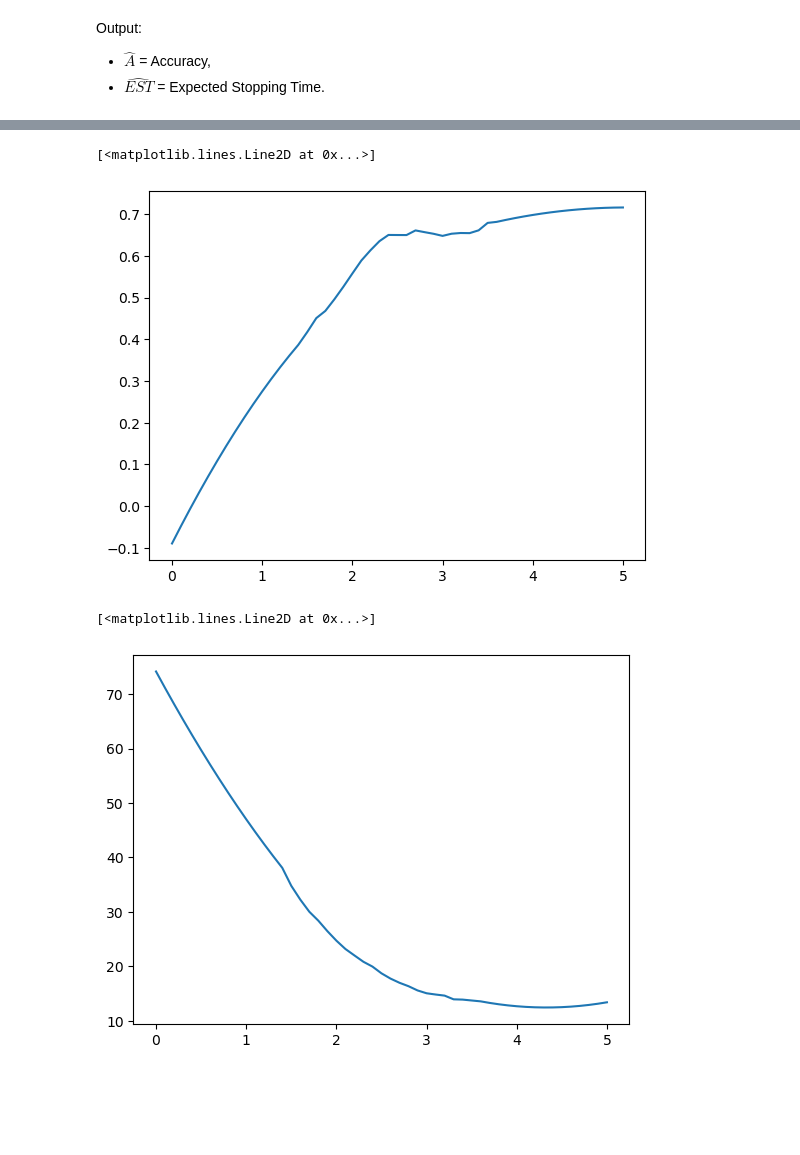
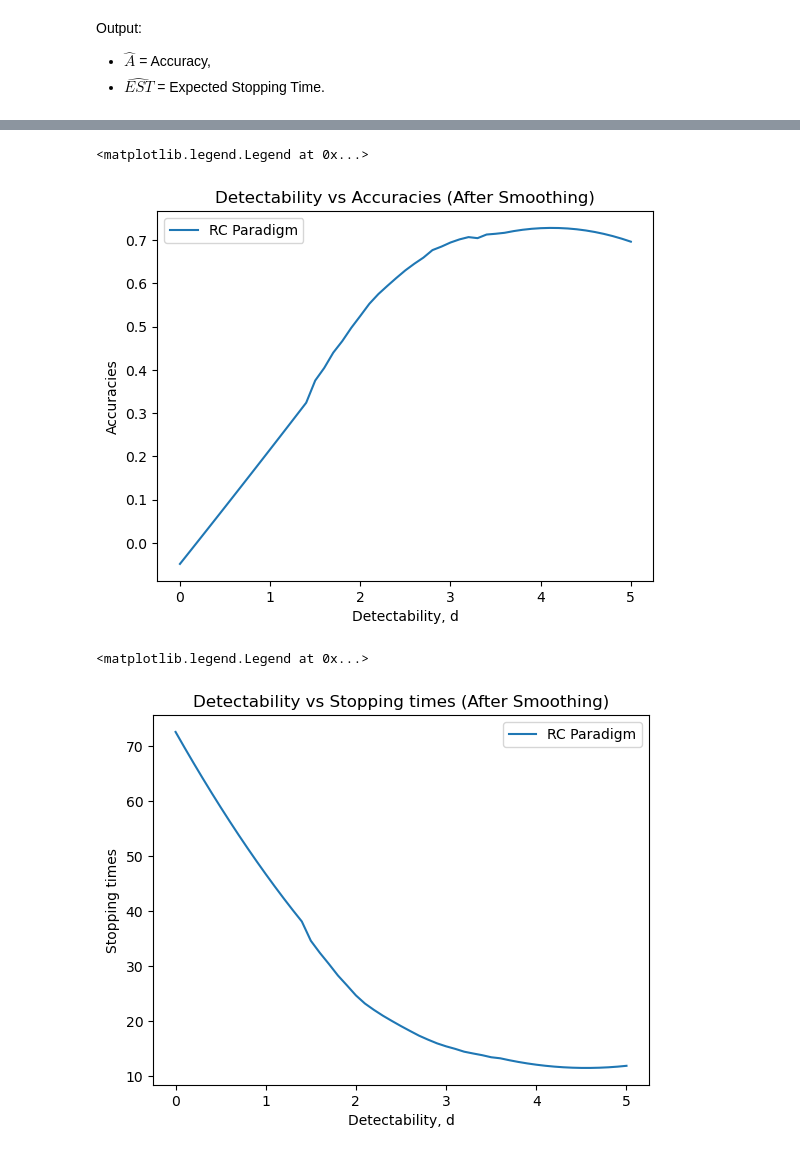
Before and after one commit to zs144/P300-BCI, a Jupyter notebook: Week3/monte-carlo-sim.ipynb, the cells around one changed output, grey strips where cells are left out. Cells and saved outputs as stored; diff of their text form; code cells hidden in the pictures; blank space fills up the shorter version.

```diff
--- a/Week3/monte-carlo-sim.ipynb
+++ b/Week3/monte-carlo-sim.ipynb
@@ -230,14 +240,22 @@ plt.plot(detectabilities, stopping_times)
 # %%
 from scipy.signal import savgol_filter
 smooth_accuracies = savgol_filter(accuracies, 30, 2)
 plt.plot(detectabilities, smooth_accuracies)  # high frequency noise removed
+plt.title('Detectability vs Accuracies (After Smoothing)')
+plt.xlabel('Detectability, d')
+plt.ylabel('Accuracies')
+plt.legend(labels=['RC Paradigm'])
 # %% [output]
-[<matplotlib.lines.Line2D at 0x...>]
+<matplotlib.legend.Legend at 0x...>
-[figure, old version]
+[figure, new version]
 # %%
 from scipy.signal import savgol_filter
 smooth_stopping_times = savgol_filter(stopping_times, 30, 2)
 plt.plot(detectabilities, smooth_stopping_times)  # high frequency noise removed
+plt.title('Detectability vs Stopping times (After Smoothing)')
+plt.xlabel('Detectability, d')
+plt.ylabel('Stopping times')
+plt.legend(labels=['RC Paradigm'])
 # %% [output]
-[<matplotlib.lines.Line2D at 0x...>]
+<matplotlib.legend.Legend at 0x...>
-[figure, old version]
+[figure, new version]
```
Also changed, not shown: parts of 7 cells of this notebook, 4 other files.
